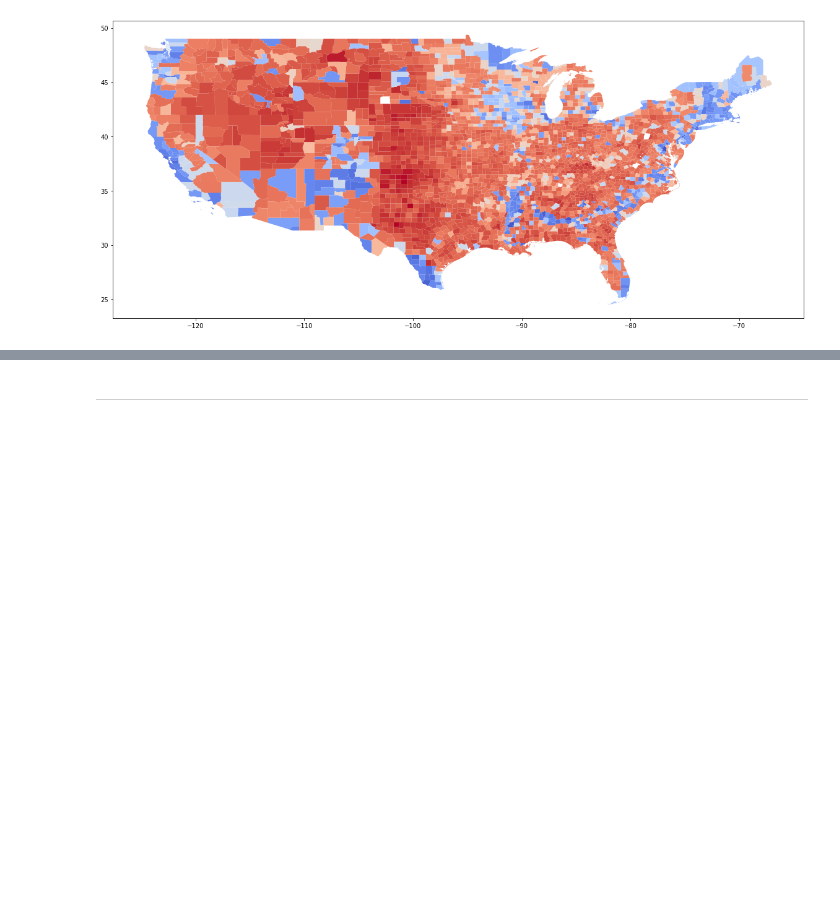
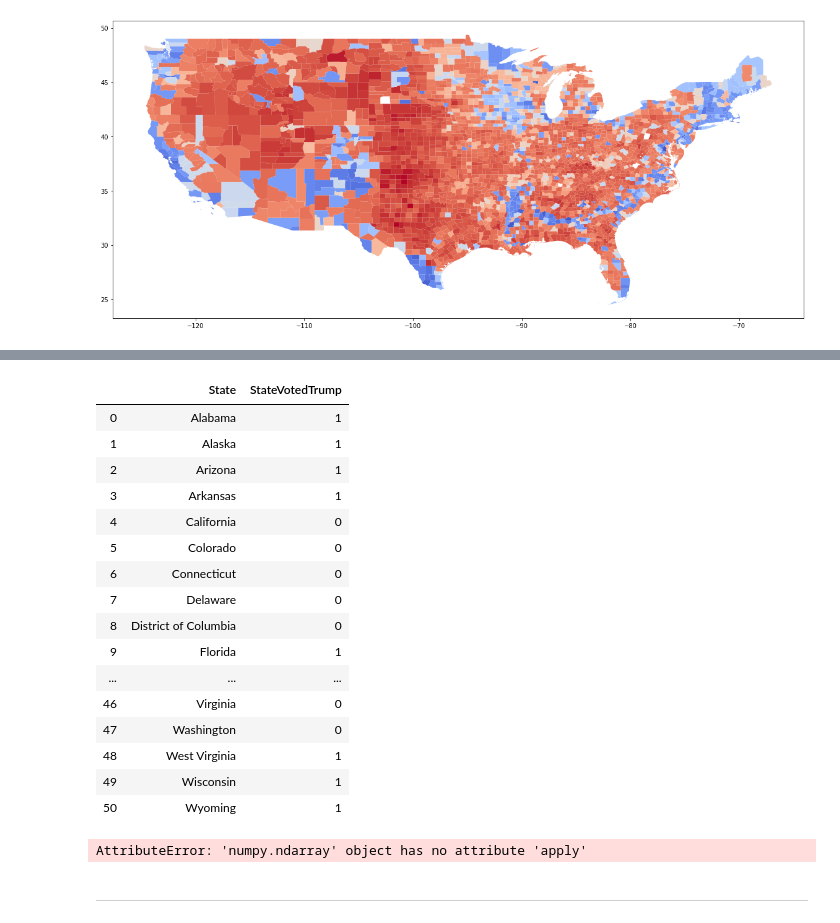
Before and after one commit to joshuaiokua/data100_final-project, a Jupyter notebook: Josh_notebook.ipynb, the cells around one changed output, grey strips where cells are left out. Saved outputs shown, nothing was run; the diff lists cells and outputs as text; code cells hidden in the pictures; blank space fills up the shorter version.

```diff
--- a/Josh_notebook.ipynb
+++ b/Josh_notebook.ipynb
@@ -207,3 +238,31 @@ merged_shape_cont.plot(column='Total', cmap='coolwarm', figsize=(20,10), linewid
+# %%
+winners = presidential_df.groupby('state').apply(lambda state: state['candidate'][state['candidatevotes'].idxmax()]).values
+state_winners_df = pd.DataFrame({'State' : presidential_df['state'].unique(),
+                                 'StateVotedTrump' : winners})
+state_winners_df.loc[:, 'StateVotedTrump'] = (state_winners_df['StateVotedTrump'] ==  'Trump, Donald J.').astype(int)
+state_winners_df
+# %% [output]
+|  | State | StateVotedTrump |
+| 0 | Alabama | 1 |
+| 1 | Alaska | 1 |
+| 2 | Arizona | 1 |
+| 3 | Arkansas | 1 |
+| 4 | California | 0 |
+| 5 | Colorado | 0 |
+| 6 | Connecticut | 0 |
+| 7 | Delaware | 0 |
+| 8 | District of Columbia | 0 |
+| 9 | Florida | 1 |
+| ... | ... | ... |
+| 46 | Virginia | 0 |
+| 47 | Washington | 0 |
+| 48 | West Virginia | 1 |
+| 49 | Wisconsin | 1 |
+| 50 | Wyoming | 1 |
+# %%
+winners.apply(lambda x: x)
+# %% [output]
+AttributeError: 'numpy.ndarray' object has no attribute 'apply'
 # %% [markdown]
 ----
 # %% [markdown]
```
Also changed, not shown: parts of 3 cells of this notebook, 1 other file.
